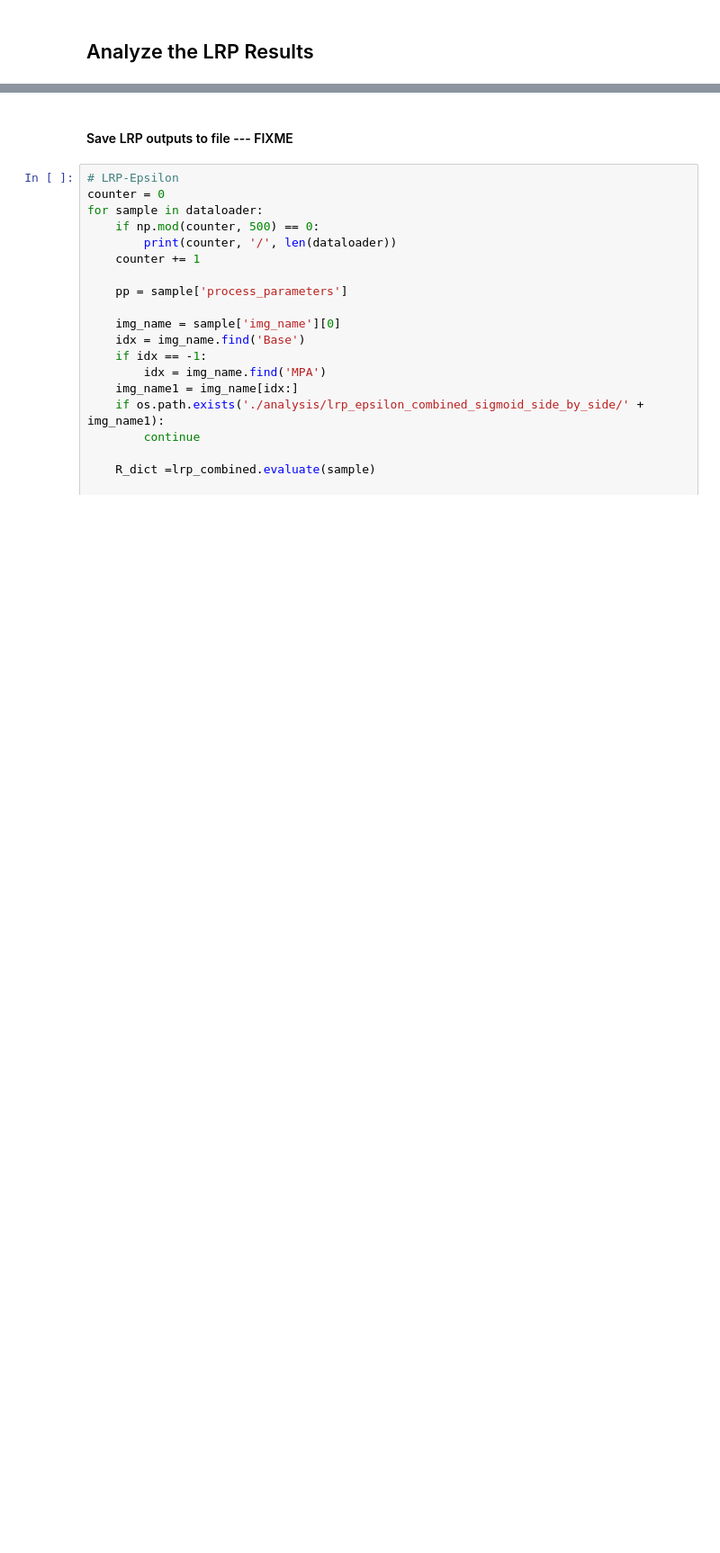
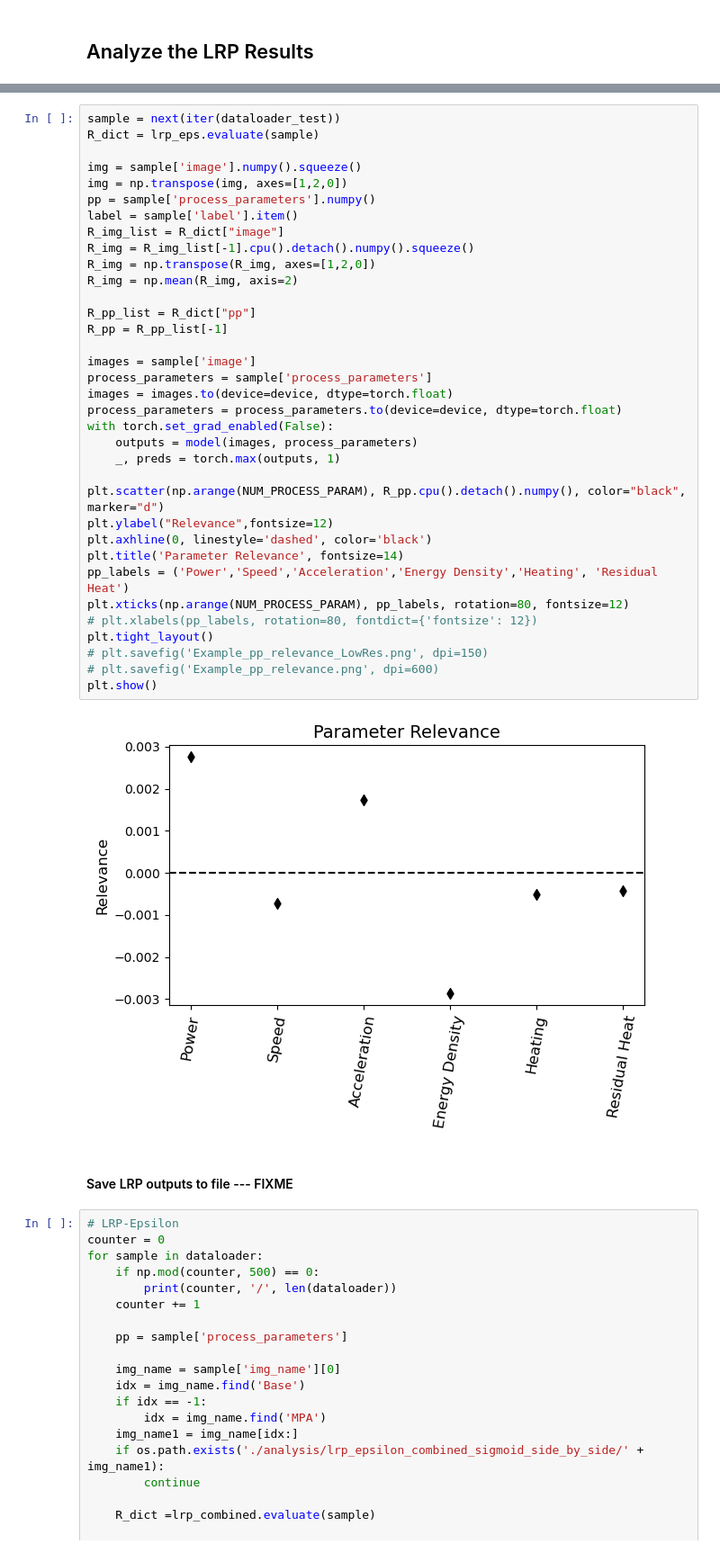
Before and after one commit to satomm1/LPBF_Cluster_And_XAI, a Jupyter notebook: src/LRP_RTC.ipynb, the cells around one changed output, grey strips where cells are left out. Shown at 90% size. Cells and saved outputs as stored; diff of their text form; blank space fills up the shorter version.

```diff
--- a/src/LRP_RTC.ipynb
+++ b/src/LRP_RTC.ipynb
@@ -466,3 +449,40 @@ Clipping input data to the valid range for imshow with RGB data ([0..1] for floa
+# %%
+sample = next(iter(dataloader_test))
+R_dict = lrp_eps.evaluate(sample)
+
+img = sample['image'].numpy().squeeze()
+img = np.transpose(img, axes=[1,2,0])
+pp = sample['process_parameters'].numpy()
+label = sample['label'].item()
+R_img_list = R_dict["image"]
+R_img = R_img_list[-1].cpu().detach().numpy().squeeze()
+R_img = np.transpose(R_img, axes=[1,2,0])
+R_img = np.mean(R_img, axis=2)
+
+R_pp_list = R_dict["pp"]
+R_pp = R_pp_list[-1]
+
+images = sample['image']
+process_parameters = sample['process_parameters']
+images = images.to(device=device, dtype=torch.float)
+process_parameters = process_parameters.to(device=device, dtype=torch.float)
+with torch.set_grad_enabled(False):
+    outputs = model(images, process_parameters)
+    _, preds = torch.max(outputs, 1)
+
+plt.scatter(np.arange(NUM_PROCESS_PARAM), R_pp.cpu().detach().numpy(), color="black", marker="d")
+plt.ylabel("Relevance",fontsize=12)
+plt.axhline(0, linestyle='dashed', color='black')
+plt.title('Parameter Relevance', fontsize=14)
+pp_labels = ('Power','Speed','Acceleration','Energy Density','Heating', 'Residual Heat')
+plt.xticks(np.arange(NUM_PROCESS_PARAM), pp_labels, rotation=80, fontsize=12)
+# plt.xlabels(pp_labels, rotation=80, fontdict={'fontsize': 12})
+plt.tight_layout()
+# plt.savefig('Example_pp_relevance_LowRes.png', dpi=150)
+# plt.savefig('Example_pp_relevance.png', dpi=600)
+plt.show()
+# %% [output]
+[figure, added]
 # %% [markdown]
 #### Save LRP outputs to file --- FIXME
 # %%
```
Also changed, not shown: parts of 4 cells of this notebook, 24 other files.
